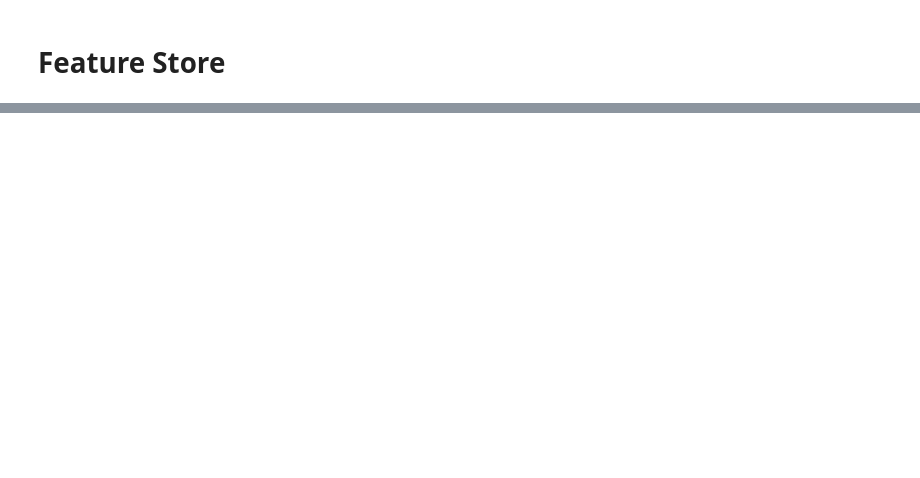
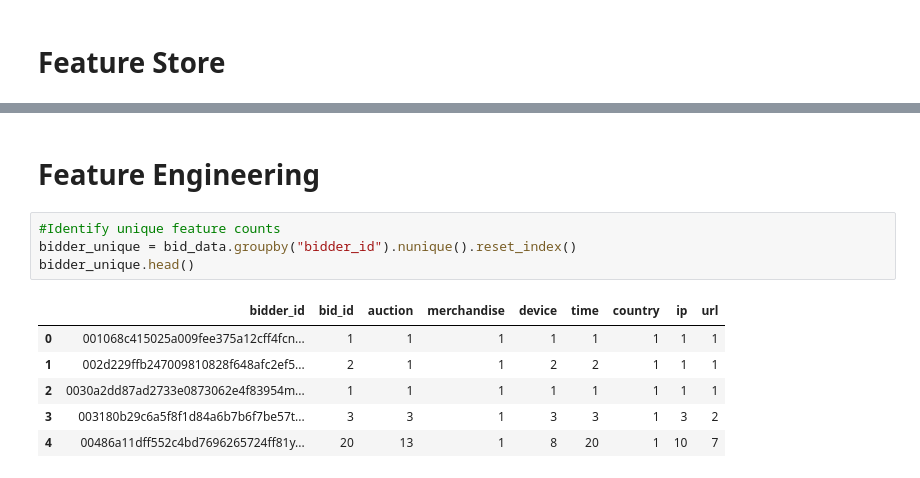
Before and after one commit to carson-edmonds/AAI-540_Final_Project, a Jupyter notebook: Bid_Bot_Classification_AWS.ipynb, the cells around one changed output, grey strips where cells are left out. Drawn from its saved outputs; the diff is of its cells as text; blank space fills up the shorter version.

```diff
--- a/Bid_Bot_Classification_AWS.ipynb
+++ b/Bid_Bot_Classification_AWS.ipynb
@@ -143,0 +237,13 @@ print(default_s3_bucket_name)
+# %% [markdown]
+# Feature Engineering
+# %%
+#Identify unique feature counts
+bidder_unique = bid_data.groupby("bidder_id").nunique().reset_index()
+bidder_unique.head()
+# %% [output]
+|  | bidder_id | bid_id | auction | merchandise | device | time | country | ip | url |
+| 0 | 001068c415025a009fee375a12cff4fcn... | 1 | 1 | 1 | 1 | 1 | 1 | 1 | 1 |
+| 1 | 002d229ffb247009810828f648afc2ef5... | 2 | 1 | 1 | 2 | 2 | 1 | 1 | 1 |
+| 2 | 0030a2dd87ad2733e0873062e4f83954m... | 1 | 1 | 1 | 1 | 1 | 1 | 1 | 1 |
+| 3 | 003180b29c6a5f8f1d84a6b7b6f7be57t... | 3 | 3 | 1 | 3 | 3 | 1 | 3 | 2 |
+| 4 | 00486a11dff552c4bd7696265724ff81y... | 20 | 13 | 1 | 8 | 20 | 1 | 10 | 7 |
```
Also changed, not shown: parts of 26 cells of this notebook.
